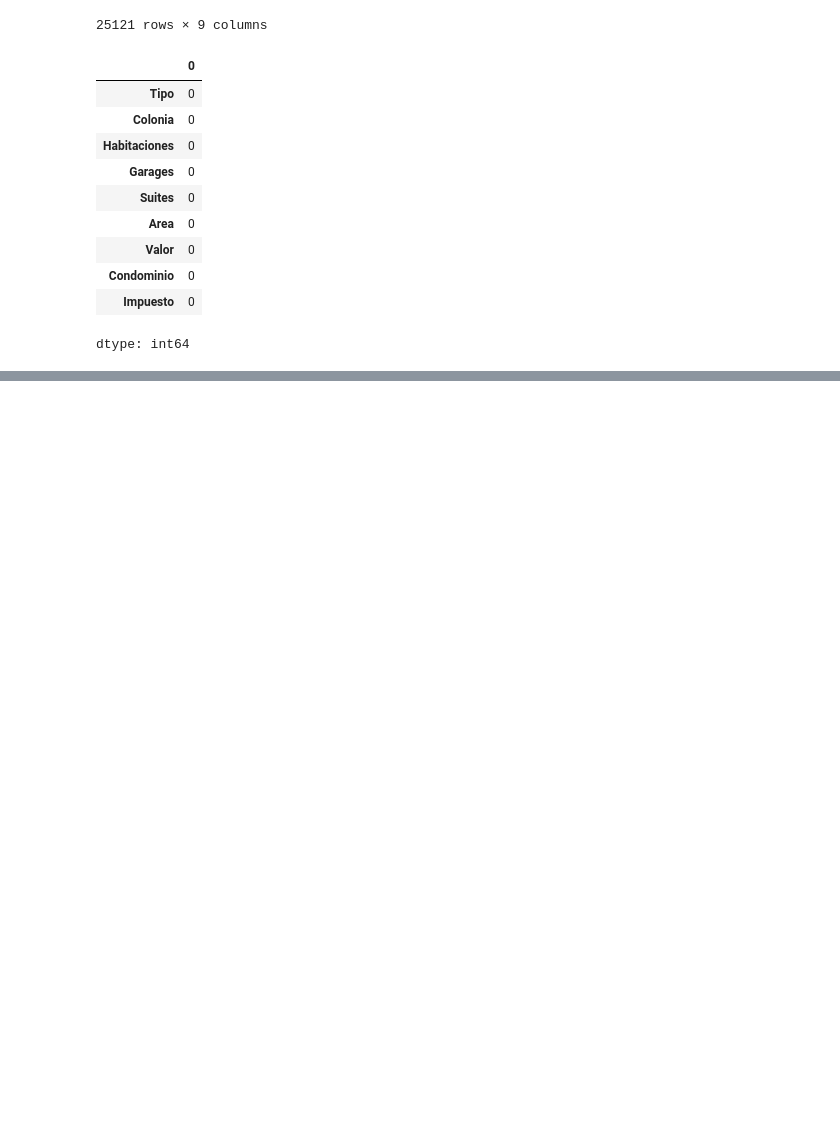
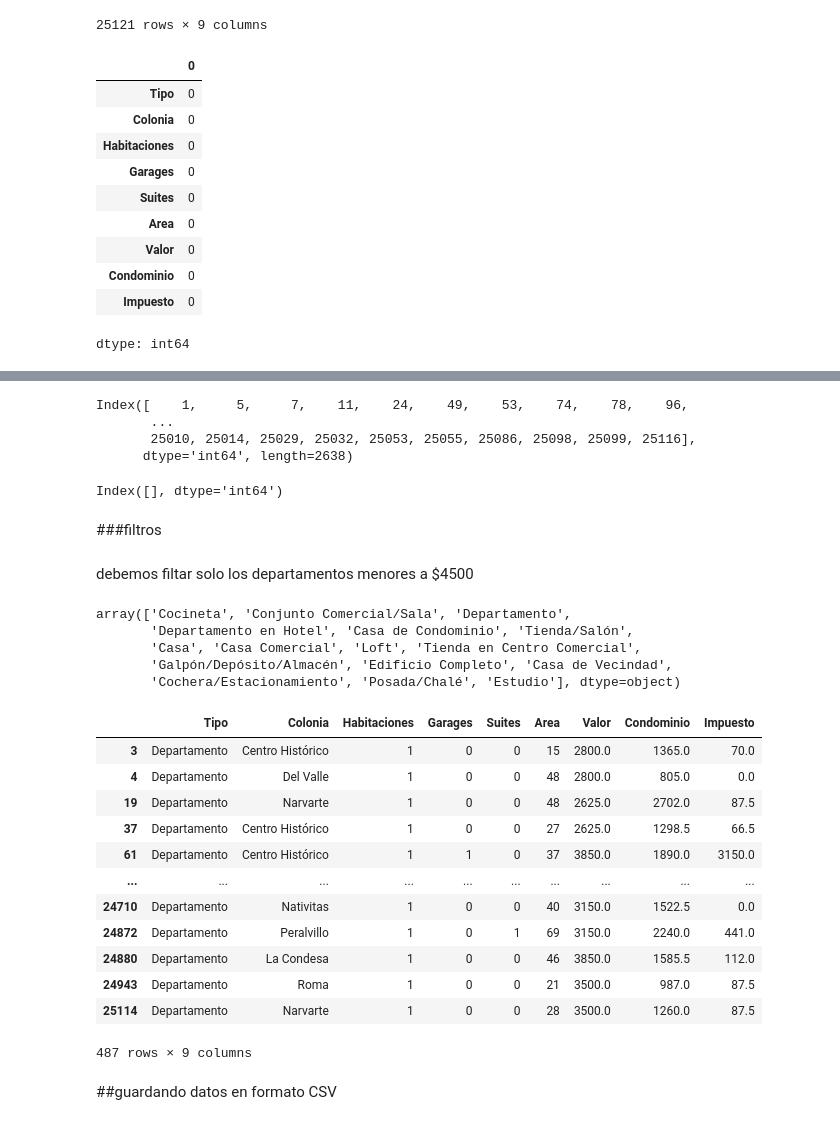
Before and after one commit to Starred21/protafolioA, a Jupyter notebook: inmoviliaria.ipynb, the cells around one changed output, grey strips where cells are left out. Cells and saved outputs as stored; diff of their text form; code cells hidden in the pictures; blank space fills up the shorter version.

```diff
--- a/inmoviliaria.ipynb
+++ b/inmoviliaria.ipynb
@@ -206,0 +223,43 @@ dtype: int64
+# %%
+df.query('Valor == 0 | Condominio == 0').index
+# %% [output]
+Index([    1,     5,     7,    11,    24,    49,    53,    74,    78,    96,
+       ...
+       25010, 25014, 25029, 25032, 25053, 25055, 25086, 25098, 25099, 25116],
+      dtype='int64', length=2638)
+# %%
+df_remove = df.query('Valor == 0 | Condominio == 0').index
+# %%
+df.drop(df_remove,axis=0, inplace=True)
+# %%
+df.query('Valor == 0 | Condominio == 0').index
+# %% [output]
+Index([], dtype='int64')
+# %% [markdown]
+###filtros
+# %% [markdown]
+debemos filtar solo los departamentos menores a $4500
+# %%
+df['Tipo'].unique()
+# %% [output]
+array(['Cocineta', 'Conjunto Comercial/Sala', 'Departamento',
+       'Departamento en Hotel', 'Casa de Condominio', 'Tienda/Salón',
+       'Casa', 'Casa Comercial', 'Loft', 'Tienda en Centro Comercial',
+       'Galpón/Depósito/Almacén', 'Edificio Completo', 'Casa de Vecindad',
+       'Cochera/Estacionamiento', 'Posada/Chalé', 'Estudio'], dtype=object)
+# %%
+df.query('Tipo == "Departamento" & Habitaciones == 1 & Valor < 4500')
+# %% [output]
+|  | Tipo | Colonia | Habitaciones | Garages | Suites | Area | Valor | Condominio | Impuesto |
+| 3 | Departamento | Centro Histórico | 1 | 0 | 0 | 15 | 2800.0 | 1365.0 | 70.0 |
+| 4 | Departamento | Del Valle | 1 | 0 | 0 | 48 | 2800.0 | 805.0 | 0.0 |
+| 19 | Departamento | Narvarte | 1 | 0 | 0 | 48 | 2625.0 | 2702.0 | 87.5 |
+| 37 | Departamento | Centro Histórico | 1 | 0 | 0 | 27 | 2625.0 | 1298.5 | 66.5 |
+| 61 | Departamento | Centro Histórico | 1 | 1 | 0 | 37 | 3850.0 | 1890.0 | 3150.0 |
+| ... | ... | ... | ... | ... | ... | ... | ... | ... | ... |
+| 24710 | Departamento | Nativitas | 1 | 0 | 0 | 40 | 3150.0 | 1522.5 | 0.0 |
+| 24872 | Departamento | Peralvillo | 1 | 0 | 1 | 69 | 3150.0 | 2240.0 | 441.0 |
+| 24880 | Departamento | La Condesa | 1 | 0 | 0 | 46 | 3850.0 | 1585.5 | 112.0 |
+| 24943 | Departamento | Roma | 1 | 0 | 0 | 21 | 3500.0 | 987.0 | 87.5 |
+| 25114 | Departamento | Narvarte | 1 | 0 | 0 | 28 | 3500.0 | 1260.0 | 87.5 |
+487 rows × 9 columns
@@ -206,0 +274,2 @@ dtype: int64
+# %% [markdown]
+##guardando datos en formato CSV
```
Also changed, not shown: parts of 15 cells of this notebook.
